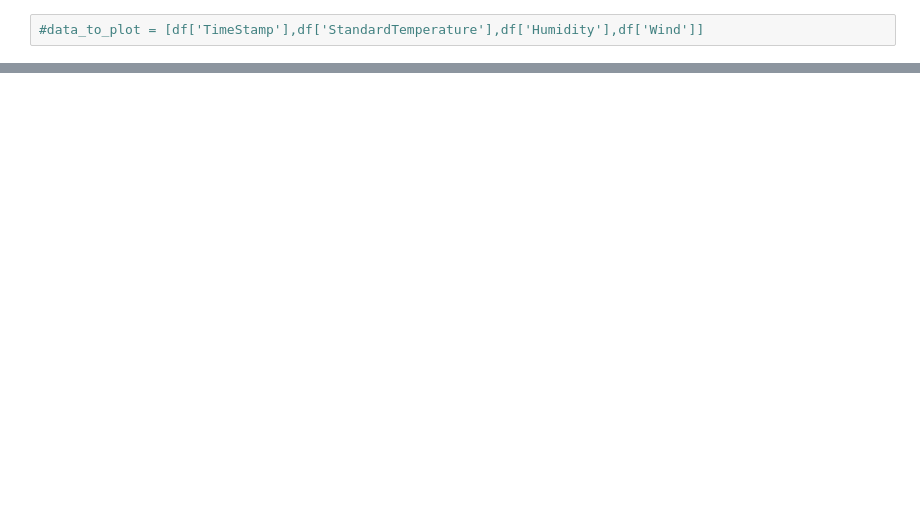
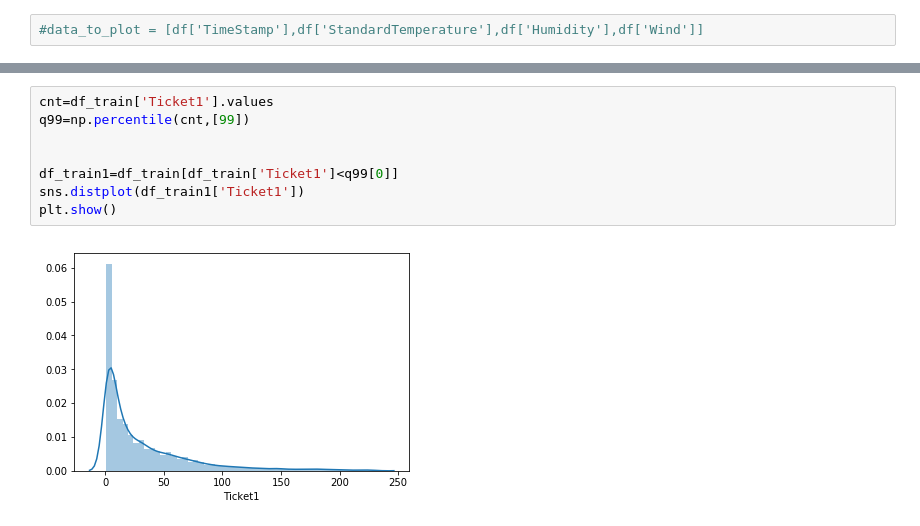
Before and after one commit to Vishnu1024/ML_Project_Spr18, a Jupyter notebook: Amusement Park/AmusementPark.ipynb, the cells around one changed output, grey strips where cells are left out. Cells and saved outputs as stored; diff of their text form; blank space fills up the shorter version.

```diff
--- a/Amusement Park/AmusementPark.ipynb
+++ b/Amusement Park/AmusementPark.ipynb
@@ -51,0 +93,10 @@ NameError: name 'plot' is not defined
+# %%
+cnt=df_train['Ticket1'].values
+q99=np.percentile(cnt,[99])
+
+
+df_train1=df_train[df_train['Ticket1']<q99[0]]
+sns.distplot(df_train1['Ticket1'])
+plt.show()
+# %% [output]
+[figure, added]
```
Also changed, not shown: parts of 35 cells of this notebook.
